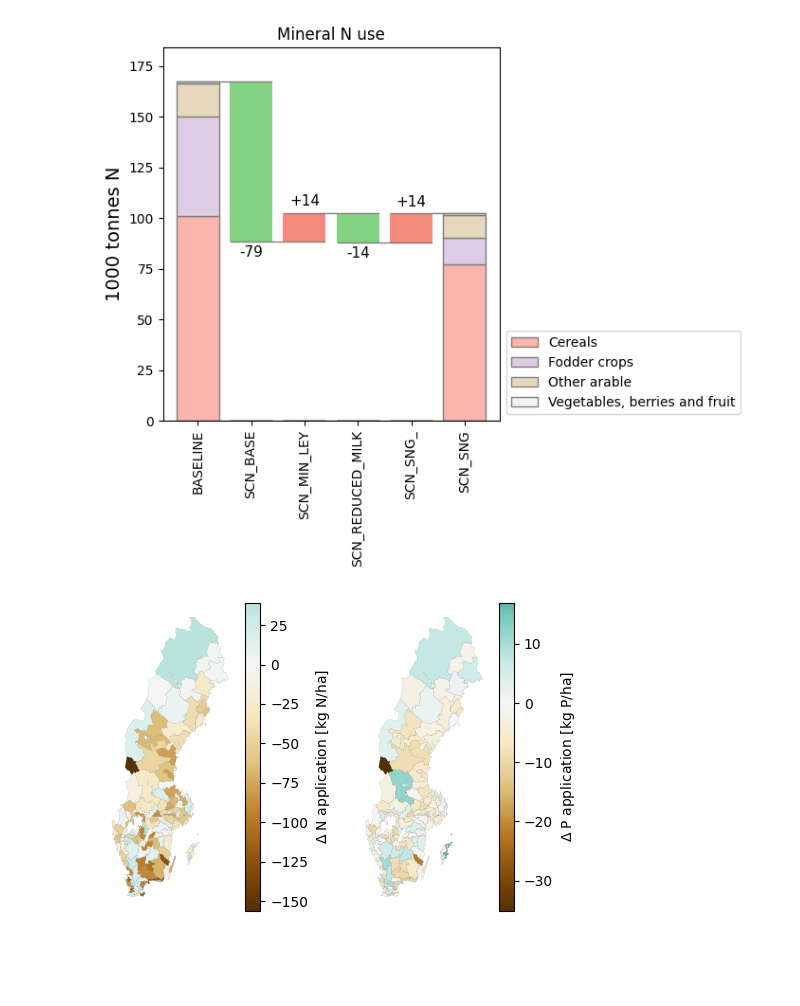
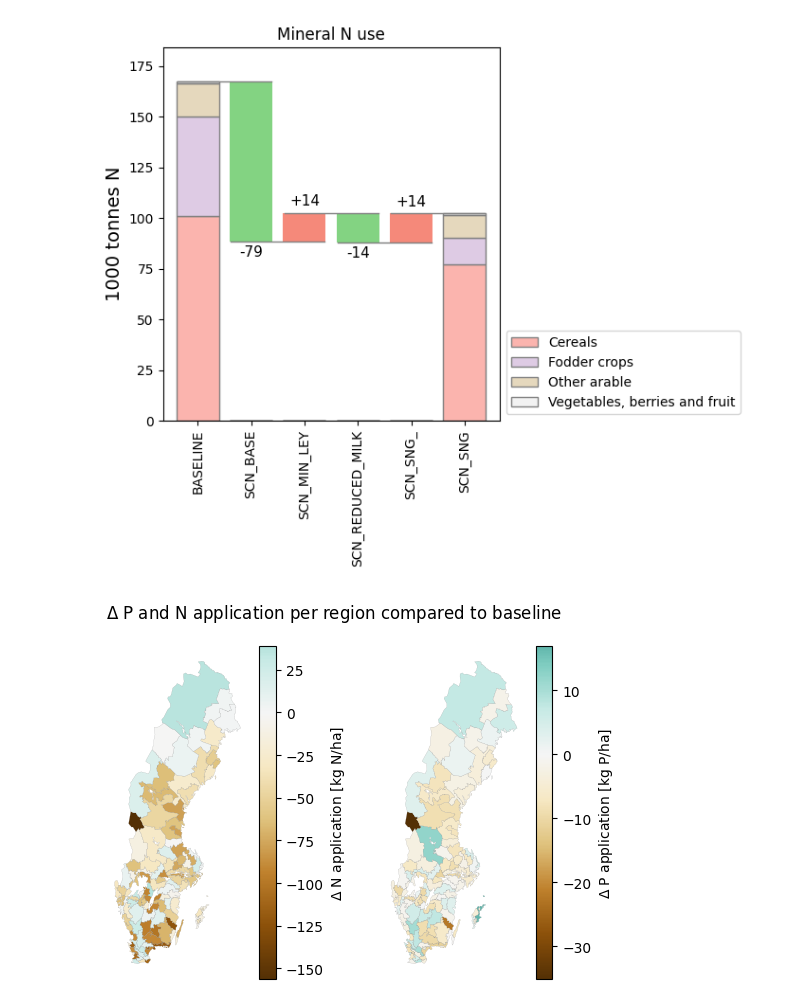
Before and after one commit to wanecek/eitm01-scenarios, a Jupyter notebook: analysis.ipynb, the cells around one changed output. Saved outputs shown, nothing was run; the diff lists cells and outputs as text; code cells hidden in the pictures; blank space fills up the shorter version.

Commit message:
Update NP application chloropleth

```diff
--- a/analysis.ipynb
+++ b/analysis.ipynb
@@ -508,36 +508,40 @@ plt.show()
 # %%
 # CHANGES IN N AND P APPLICATION
 
 plot_data_N = (
     (session.get_attr('C','fertiliser.manure_N',{'region':None,'crop':'land_use'}).xs('cropland', level='land_use', axis=1)
     + session.get_attr('C','fertiliser.mineral_N',{'region':None,'crop':'land_use'}).xs('cropland', level='land_use', axis=1))
     /
     session.get_attr('C','area',{'region':None,'crop':'land_use'}).xs('cropland', level='land_use', axis=1)
 )
 plot_data_N = (plot_data_N - plot_data_N.loc[('BASELINE','2020')])
 
 plot_data_P = (
     (session.get_attr('C','fertiliser.manure_P',{'region':None,'crop':'land_use'}).xs('cropland', level='land_use', axis=1)
     + session.get_attr('C','fertiliser.mineral_P',{'region':None,'crop':'land_use'}).xs('cropland', level='land_use', axis=1))
     /
     session.get_attr('C','area',{'region':None,'crop':'land_use'}).xs('cropland', level='land_use', axis=1)
 )
 plot_data_P = (plot_data_P - plot_data_P.loc[('BASELINE','2020')])
 
 fig,axs = plt.subplots(1,2, figsize=(6,4))
 
-map_data = plot_data_N.iloc[-1]
-ax=axs[0]
-lim = abs(map_data).quantile(0.99)
-plot.map_from_series(map_data, ax=ax, cmap='BrBG', cmap_zero_midpoint='shrink', edgecolor='grey', legend_kwds={'label': r'$\Delta$ N application [kg N/ha]'})
-ax.axis('off')
+styles = {
+    "cmap": "BrBG",
+    "cmap_zero_midpoint": "shrink",
+    "edgecolor": "grey"
+}
 
-map_data = plot_data_P.iloc[-1]
-ax=axs[1]
-lim = abs(map_data).quantile(0.99)
-plot.map_from_series(map_data, ax=ax, cmap='BrBG', cmap_zero_midpoint='shrink',  edgecolor='grey', legend_kwds={'label': r'$\Delta$ P application [kg P/ha]'})
-ax.axis('off')
+for map_data, ax, label in [
+    (plot_data_N.iloc[-1], axs[0], r'$\Delta$ N application [kg N/ha]'),
+    (plot_data_P.iloc[-1], axs[1], r'$\Delta$ P application [kg P/ha]'),
+]:
+    lim = abs(map_data).quantile(0.99)
+    plot.map_from_series(map_data, ax=ax, legend_kwds={'label': label}, **styles)
+    ax.axis('off')
 
+fig.suptitle(r"$\Delta$ P and N application per region compared to baseline")
+fig.tight_layout()
 plt.show()
 # %% [output]
-[figure, old version]
+[figure, new version]
```
